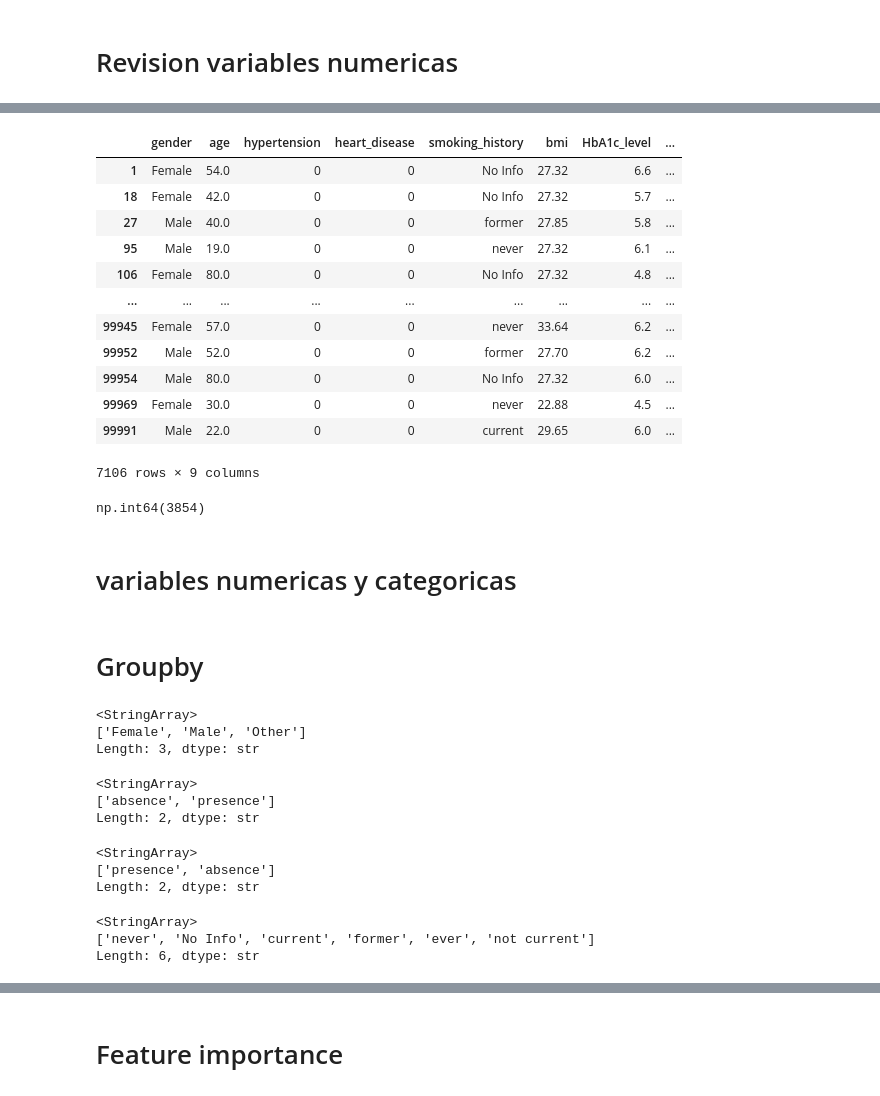
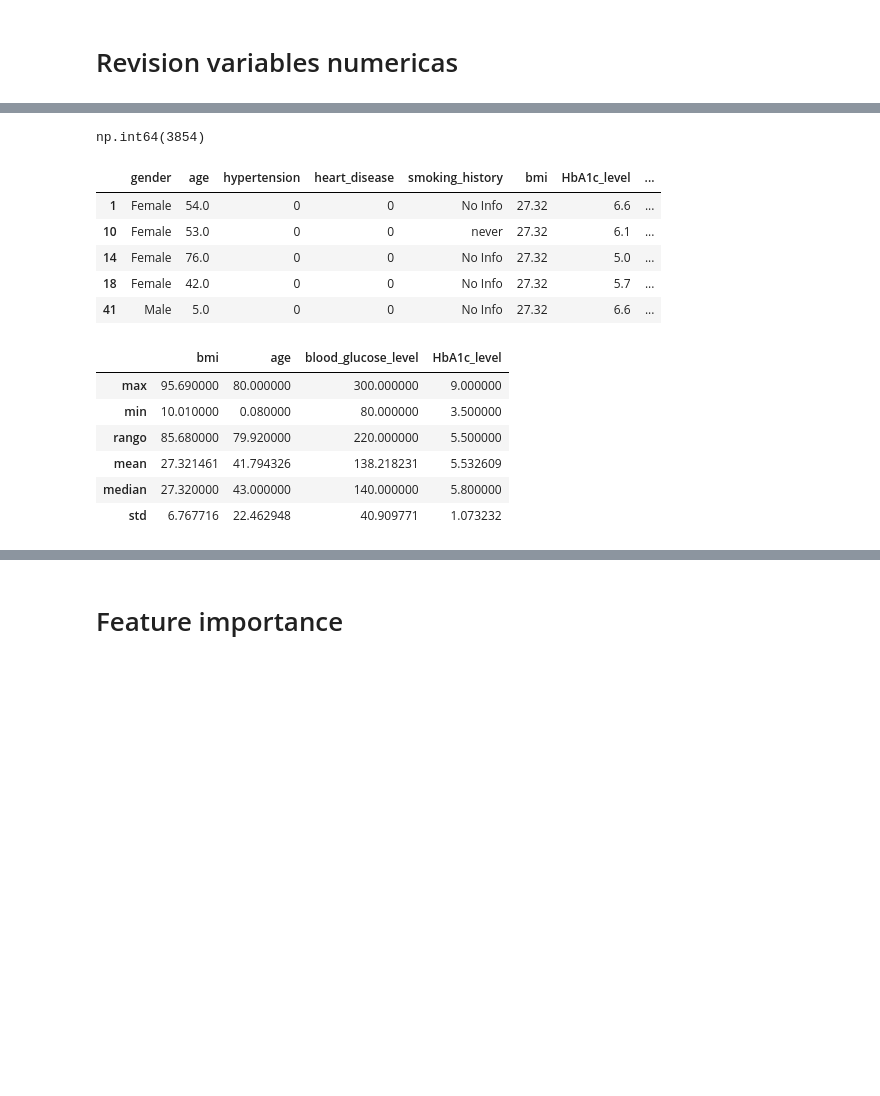
Before and after one commit to fernandoz123/learning-zoomcamp, a Jupyter notebook: 01-intro/mid-project/notebook.ipynb, the cells around one changed output, grey strips where cells are left out. Drawn from its saved outputs; the diff is of its cells as text; code cells hidden in the pictures; blank space fills up the shorter version.

```diff
--- a/01-intro/hw08.ipynb
+++ b/01-intro/mid-project/notebook.ipynb
@@ -169,26 +149,18 @@ df[df['blood_glucose_level']==max(df['blood_glucose_level'])]
-# %%
-df[df['blood_glucose_level']==min(df['blood_glucose_level'])]
-# %% [output]
-|  | gender | age | hypertension | heart_disease | smoking_history | bmi | HbA1c_level | ... |
-| 1 | Female | 54.0 | 0 | 0 | No Info | 27.32 | 6.6 | ... |
-| 18 | Female | 42.0 | 0 | 0 | No Info | 27.32 | 5.7 | ... |
-| 27 | Male | 40.0 | 0 | 0 | former | 27.85 | 5.8 | ... |
-| 95 | Male | 19.0 | 0 | 0 | never | 27.32 | 6.1 | ... |
-| 106 | Female | 80.0 | 0 | 0 | No Info | 27.32 | 4.8 | ... |
-| ... | ... | ... | ... | ... | ... | ... | ... | ... |
-| 99945 | Female | 57.0 | 0 | 0 | never | 33.64 | 6.2 | ... |
-| 99952 | Male | 52.0 | 0 | 0 | former | 27.70 | 6.2 | ... |
-| 99954 | Male | 80.0 | 0 | 0 | No Info | 27.32 | 6.0 | ... |
-| 99969 | Female | 30.0 | 0 | 0 | never | 22.88 | 4.5 | ... |
-| 99991 | Male | 22.0 | 0 | 0 | current | 29.65 | 6.0 | ... |
-7106 rows × 9 columns
 # %%
 #Duplicated data
 df.duplicated().sum()
 # %% [output]
 np.int64(3854)
+# %%
+df_duplicados = df[df.duplicated(keep=False)]
+df_duplicados.head()
+# %% [output]
+|  | gender | age | hypertension | heart_disease | smoking_history | bmi | HbA1c_level | ... |
+| 1 | Female | 54.0 | 0 | 0 | No Info | 27.32 | 6.6 | ... |
+| 10 | Female | 53.0 | 0 | 0 | never | 27.32 | 6.1 | ... |
+| 14 | Female | 76.0 | 0 | 0 | No Info | 27.32 | 5.0 | ... |
+| 18 | Female | 42.0 | 0 | 0 | No Info | 27.32 | 5.7 | ... |
+| 41 | Male | 5.0 | 0 | 0 | No Info | 27.32 | 6.6 | ... |
 # %%
 #Eliminando duplicados
 df.drop_duplicates(inplace=True)
-# %% [markdown]
-# variables numericas y categoricas
@@ -198,27 +167,10 @@ categorical = ['gender', 'hypertension', 'heart_disease', 'smoking_history']
-# %% [markdown]
-# Groupby
-# %%
-#Groupby
-df['gender'].unique()
-# %% [output]
-<StringArray>
-['Female', 'Male', 'Other']
-Length: 3, dtype: str
-# %%
-df['hypertension'].unique()
-# %% [output]
-<StringArray>
-['absence', 'presence']
-Length: 2, dtype: str
-# %%
-df['heart_disease'].unique()
-# %% [output]
-<StringArray>
-['presence', 'absence']
-Length: 2, dtype: str
-# %%
-df['smoking_history'].unique()
-# %% [output]
-<StringArray>
-['never', 'No Info', 'current', 'former', 'ever', 'not current']
-Length: 6, dtype: str
+# %%
+df[numerical].agg(['max','min',rango,'mean','median','std'])
+# %% [output]
+|  | bmi | age | blood_glucose_level | HbA1c_level |
+| max | 95.690000 | 80.000000 | 300.000000 | 9.000000 |
+| min | 10.010000 | 0.080000 | 80.000000 | 3.500000 |
+| rango | 85.680000 | 79.920000 | 220.000000 | 5.500000 |
+| mean | 27.321461 | 41.794326 | 138.218231 | 5.532609 |
+| median | 27.320000 | 43.000000 | 140.000000 | 5.800000 |
+| std | 6.767716 | 22.462948 | 40.909771 | 1.073232 |
```
Also changed, not shown: parts of 38 cells of this notebook, 5 other files.
